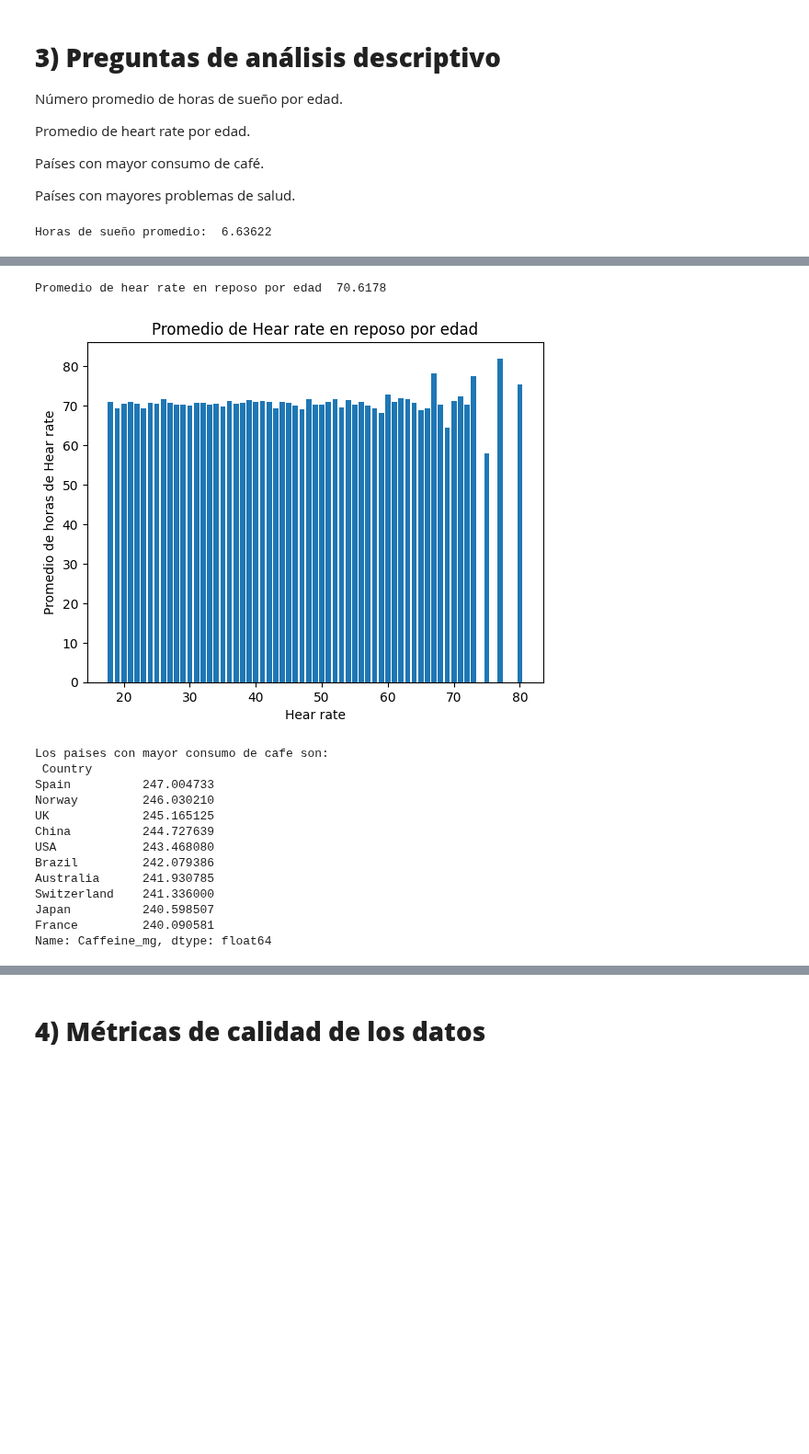
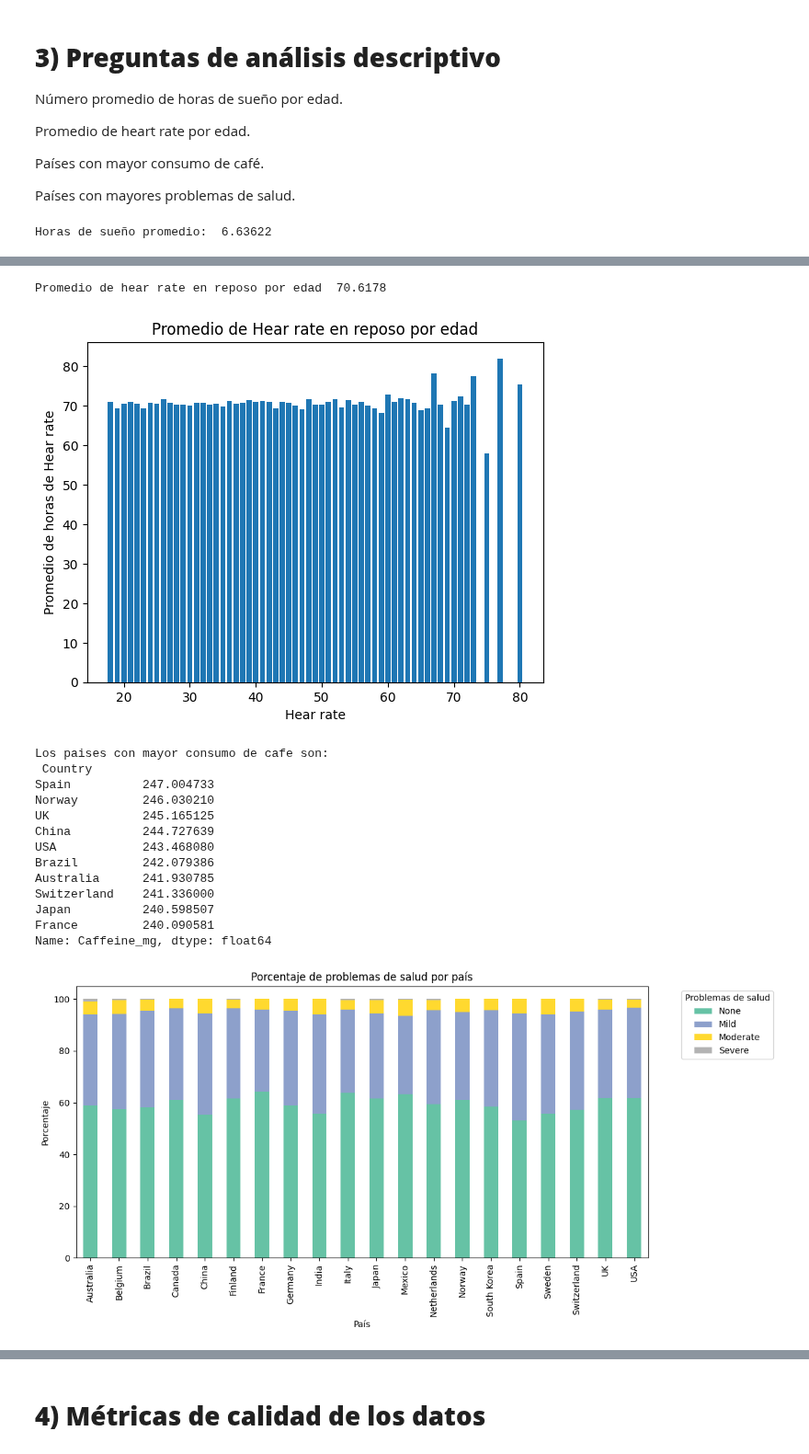
Before and after one commit to LailaBulh/Programacion---Claas-Files, a Jupyter notebook: Avance_Proyecto_263166.ipynb, the cells around one changed output, grey strips where cells are left out. Shown at 92% size. Cells and saved outputs as stored; diff of their text form; code cells hidden in the pictures; blank space fills up the shorter version.

```diff
--- a/Avance_Proyecto_263166.ipynb
+++ b/Avance_Proyecto_263166.ipynb
@@ -157,30 +157,50 @@ print('\n\nPromedio de hear rate en reposo por edad ',df['Heart_Rate'].mean(), '
 plt.bar(heartrate_by_age.index, heartrate_by_age.values)
 plt.xlabel('Hear rate')
 plt.ylabel('Promedio de horas de Hear rate')
 plt.title('Promedio de Hear rate en reposo por edad')
 plt.show()
 
 
 ### Consumo de cafe por pais.
 
 coffee_by_country = df.groupby('Country')['Caffeine_mg'].mean().sort_values(ascending= False)
 
 print('\n\nLos paises con mayor consumo de cafe son:\n', coffee_by_country.head(10))
+
+
+### Porcentaje de problemas de salud por categoria por salud
+
+health_issues_by_country = df.groupby('Country')['Health_Issues'].value_counts(normalize= True)*100
+#print(health_issues_by_country)
+
+### Convertir a tabla con unstack()
+health_issues_df = health_issues_by_country.unstack().fillna(0)
+
+# Graficar barras apiladas
+health_issues_df.plot(kind='bar', stacked=True, figsize=(12,6), colormap='Set2')
+
+plt.title('Porcentaje de problemas de salud por país')
+plt.xlabel('País')
+plt.ylabel('Porcentaje')
+plt.legend(title='Problemas de salud', bbox_to_anchor=(1.05, 1), loc='upper left')
+plt.tight_layout()
+plt.show()
 # %% [output]
 Horas de sueño promedio:  6.63622
 [figure]
 Promedio de hear rate en reposo por edad  70.6178
 [figure]
 Los paises con mayor consumo de cafe son:
  Country
 Spain          247.004733
 Norway         246.030210
 UK             245.165125
 China          244.727639
 USA            243.468080
 Brazil         242.079386
 Australia      241.930785
 Switzerland    241.336000
 Japan          240.598507
 France         240.090581
 Name: Caffeine_mg, dtype: float64
+[figure, added]
```
Also changed, not shown: parts of 1 cell of this notebook.
